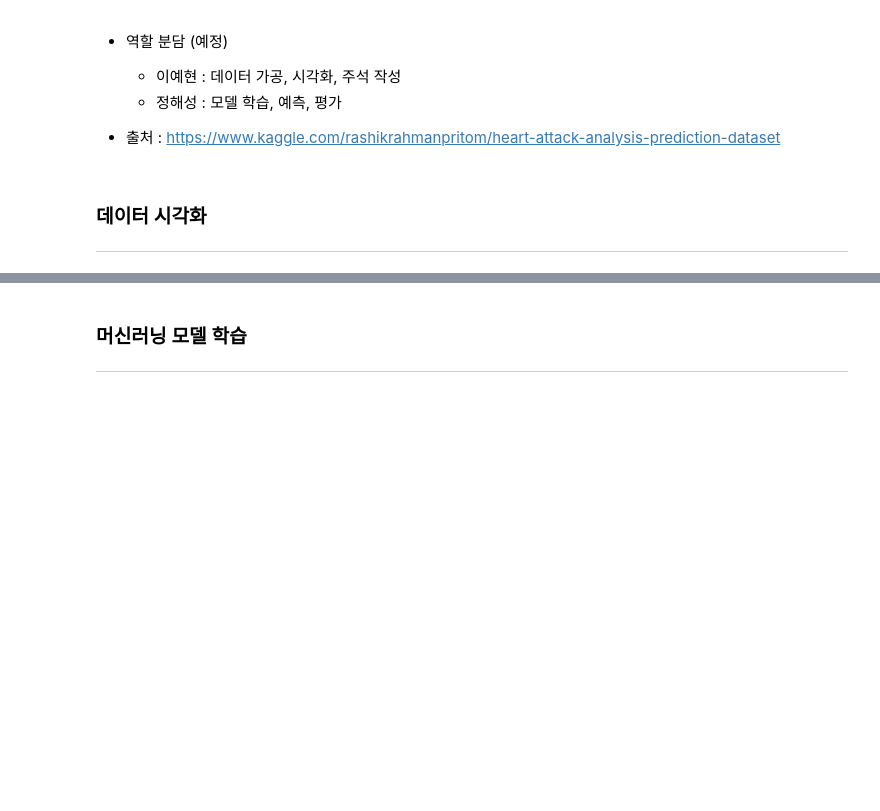
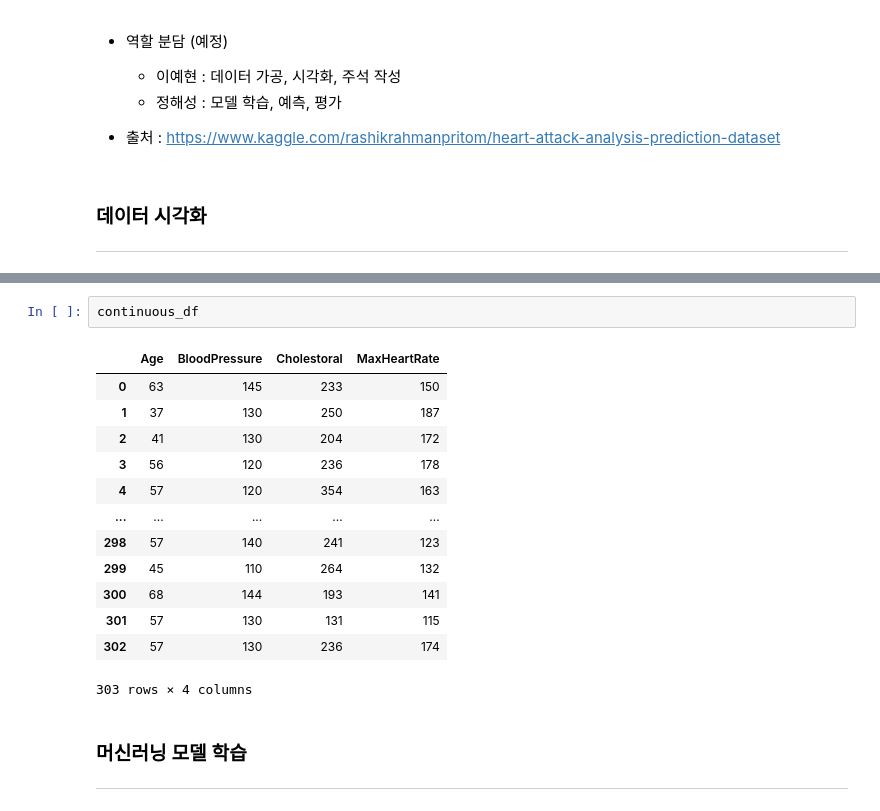
Before and after one commit to XxCtrlZxX/AI_Project2_2021, a Jupyter notebook: HeartAttack_Prediction/data_processing.ipynb, the cells around one changed output, grey strips where cells are left out. Drawn from its saved outputs; the diff is of its cells as text; blank space fills up the shorter version.

```diff
--- a/HeartAttack_Prediction/data_processing.ipynb
+++ b/HeartAttack_Prediction/data_processing.ipynb
@@ -145,3 +212,19 @@ plt
+# %%
+continuous_df
+# %% [output]
+|  | Age | BloodPressure | Cholestoral | MaxHeartRate |
+| 0 | 63 | 145 | 233 | 150 |
+| 1 | 37 | 130 | 250 | 187 |
+| 2 | 41 | 130 | 204 | 172 |
+| 3 | 56 | 120 | 236 | 178 |
+| 4 | 57 | 120 | 354 | 163 |
+| ... | ... | ... | ... | ... |
+| 298 | 57 | 140 | 241 | 123 |
+| 299 | 45 | 110 | 264 | 132 |
+| 300 | 68 | 144 | 193 | 141 |
+| 301 | 57 | 130 | 131 | 115 |
+| 302 | 57 | 130 | 236 | 174 |
+303 rows × 4 columns
 # %% [markdown]
 ### 머신러닝 모델 학습
 ---
```
Also changed, not shown: parts of 11 cells of this notebook.
